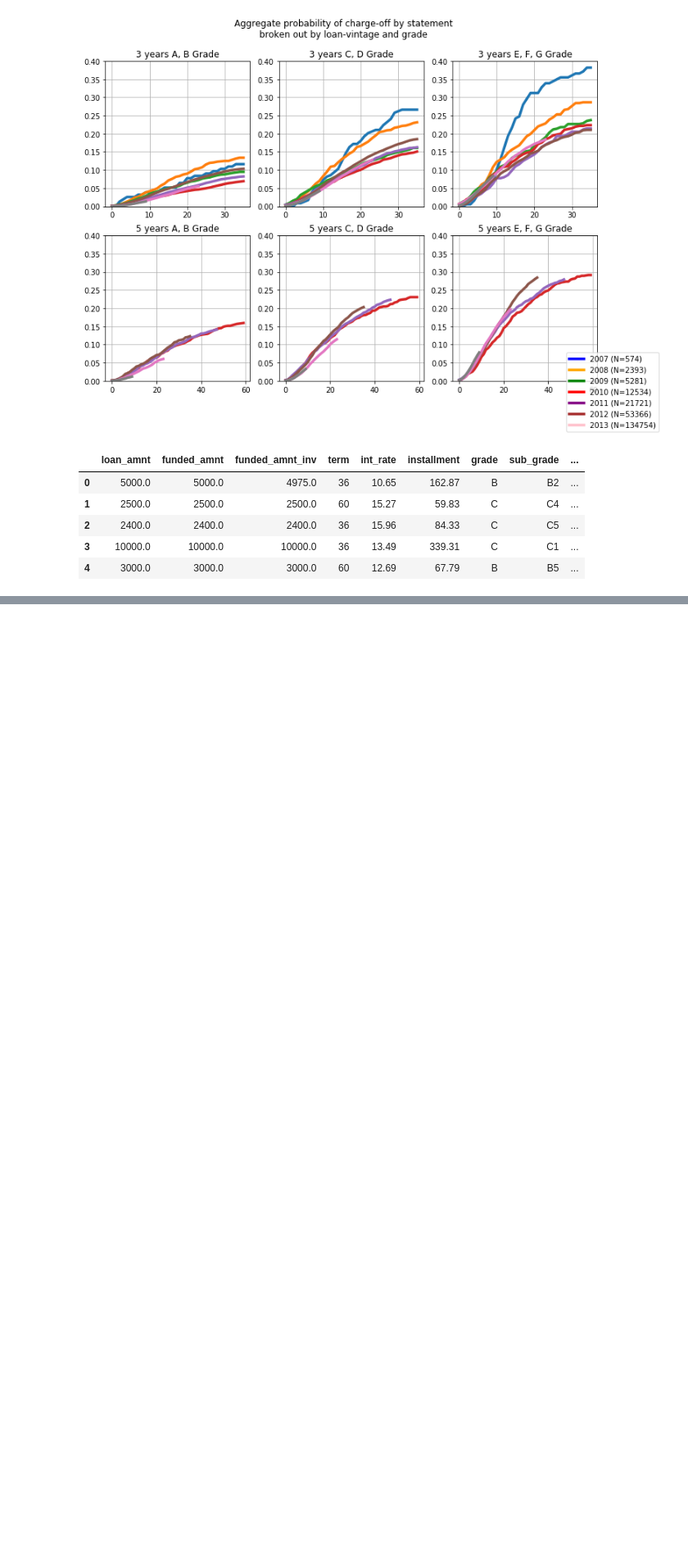
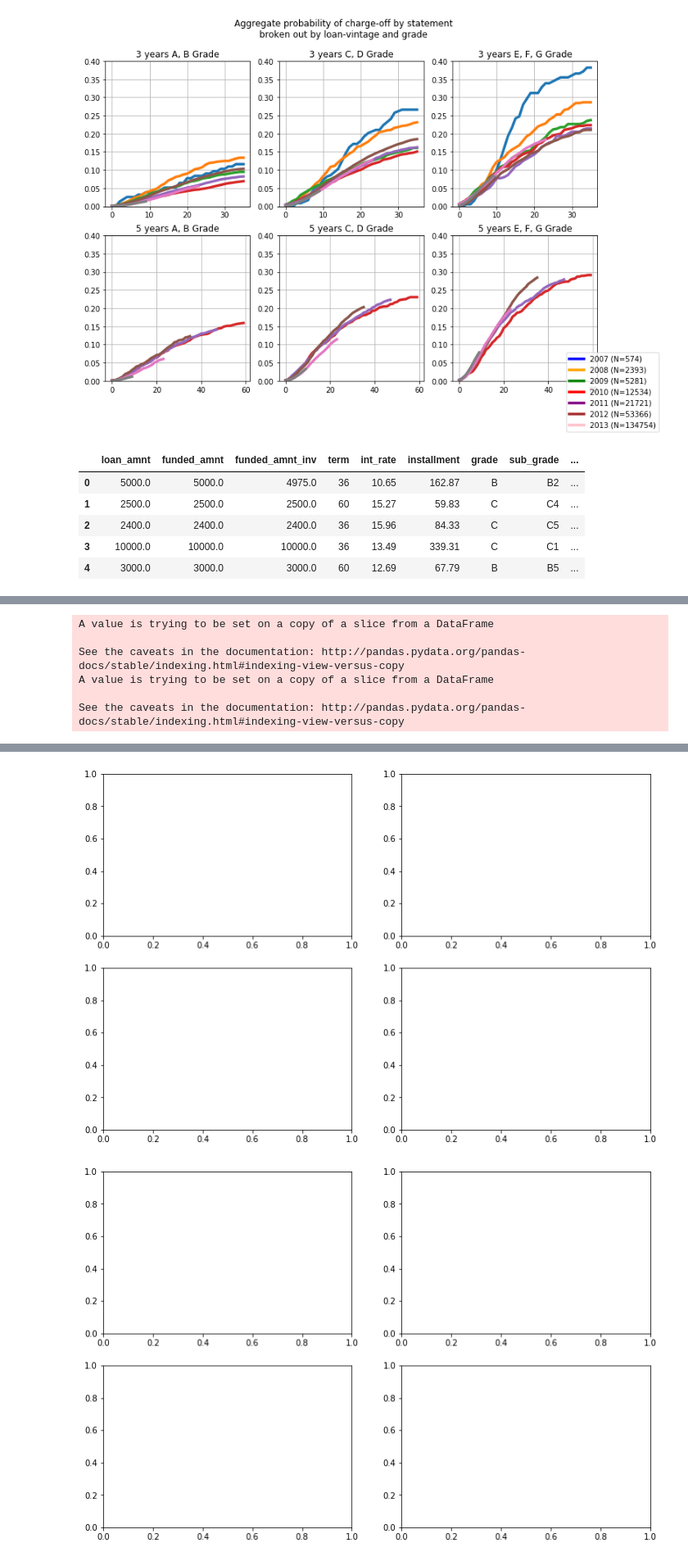
Before and after one commit to petercwill/bsx, a Jupyter notebook: explore.ipynb, the cells around one changed output, grey strips where cells are left out. Shown at 82% size. Cells and saved outputs as stored; diff of their text form; code cells hidden in the pictures; blank space fills up the shorter version.

```diff
--- a/explore.ipynb
+++ b/explore.ipynb
@@ -1058,0 +1014,72 @@ enriched_data.loc[(enriched_data.loan_duration > 3.1) & (enriched_data.term ==36
+# %%
+def run_comparisons(df, m, portfolio_size=10**6):
+    training_start = dt.date(2009,1,1)
+
+    oracle_results = []
+    baseline_results = []
+    model_results = []
+
+    for i in range(12):
+        temp_df = df.copy(deep=True)
+        training_start += relativedelta(months=1)
+        training_end = training_start + relativedelta(years=2)
+        test_start = training_end
+        test_end = test_start + relativedelta(months=1)
+
+        ((train_x, train_y), (test_x, test_y)) = split(
+            temp_df,
+            train_start_date=training_start,
+            train_end_date=training_end,
+            test_start_date=test_start,
+            test_end_date=test_end,
+            use_scaling=False,
+            use_dummies=True
+        )
+        _, out_sample_pred = get_predictions(train_x, train_y, test_x, test_y, m, False)
+
+        print("SIZE OF TRAIN {}".format(train_x.shape))
+        print("SIZE OF TEST {}".format(test_x.shape))
+        temp_df = temp_df.join(out_sample_pred, how='inner')
+
+        results_data = temp_df[['36_month_ROI', 'out_sample_ROI', 'funded_amnt']]
+
+        #get oracle results for loans in test-period
+        results_data.sort_values(by=['36_month_ROI'], ascending=False, inplace=True)
+        oracle_result = results_data.loc[
+            (results_data.funded_amnt.cumsum() <= portfolio_size),
+            "36_month_ROI"
+        ].mean()
+        oracle_results.append(oracle_result)
+
+        #get baseline results for loans in test-period
+        baseline_data = shuffle(results_data, random_state=1234)
+        baseline_result = baseline_data.loc[
+            (baseline_data.funded_amnt.cumsum() <= portfolio_size),
+            "36_month_ROI"
+        ].mean()
+        baseline_results.append(baseline_result)
+
+
+        #get model results for loans in test-period
+        results_data.sort_values(by=['out_sample_ROI'], ascending=False, inplace=True)
+        model_result = results_data.loc[
+            (results_data.funded_amnt.cumsum() <= portfolio_size),
+            "36_month_ROI"
+        ].mean()
+        model_results.append(model_result)
+
+    return(oracle_results, baseline_results, model_results)
+
+m = GradientBoostingRegressor(
+    n_estimators=100,
+    learning_rate=0.1,
+    max_depth=2,
+    random_state=0,
+    loss='ls',
+    min_samples_split=5,
+    max_features="sqrt",
+    subsample=.8
+)
+
+o_res, bl_res, mdl_res = run_comparisons(enriched_data, m)
+# %% [output]
@@ -1058,0 +1110,6 @@ enriched_data.loc[(enriched_data.loan_duration > 3.1) & (enriched_data.term ==36
+A value is trying to be set on a copy of a slice from a DataFrame
+
+See the caveats in the documentation: http://pandas.pydata.org/pandas-docs/stable/indexing.html#indexing-view-versus-copy
+A value is trying to be set on a copy of a slice from a DataFrame
+
+See the caveats in the documentation: http://pandas.pydata.org/pandas-docs/stable/indexing.html#indexing-view-versus-copy
@@ -1058,0 +1133,2 @@ enriched_data.loc[(enriched_data.loan_duration > 3.1) & (enriched_data.term ==36
+[figure, added]
+[figure, added]
```
Also changed, not shown: parts of 8 cells of this notebook.
